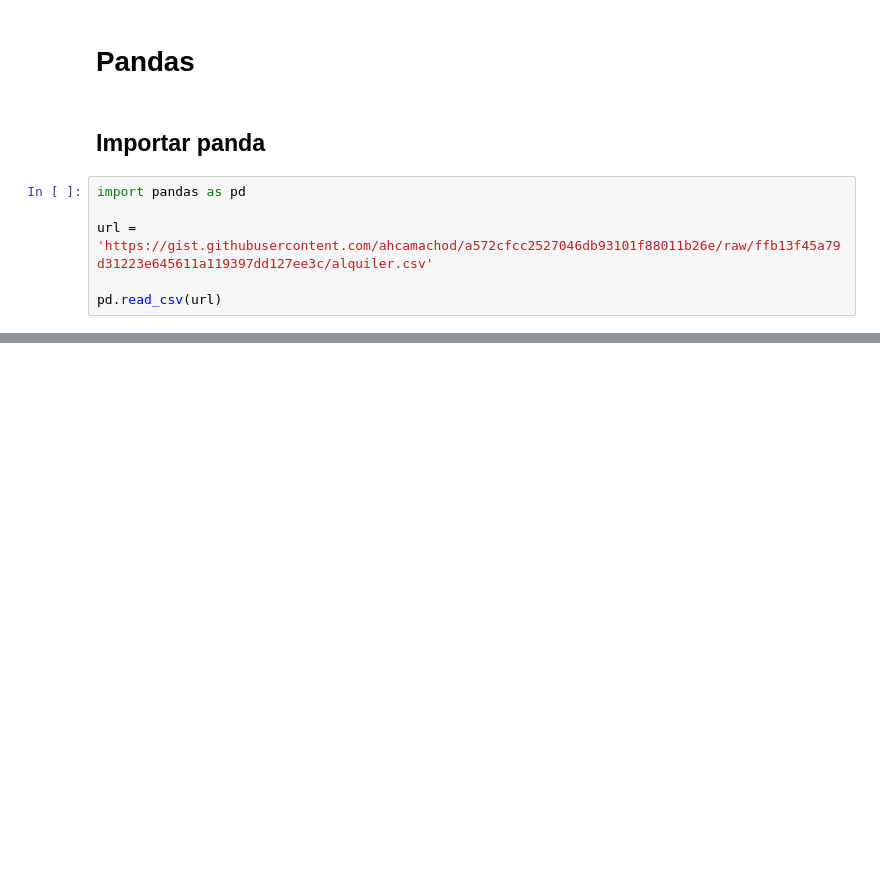
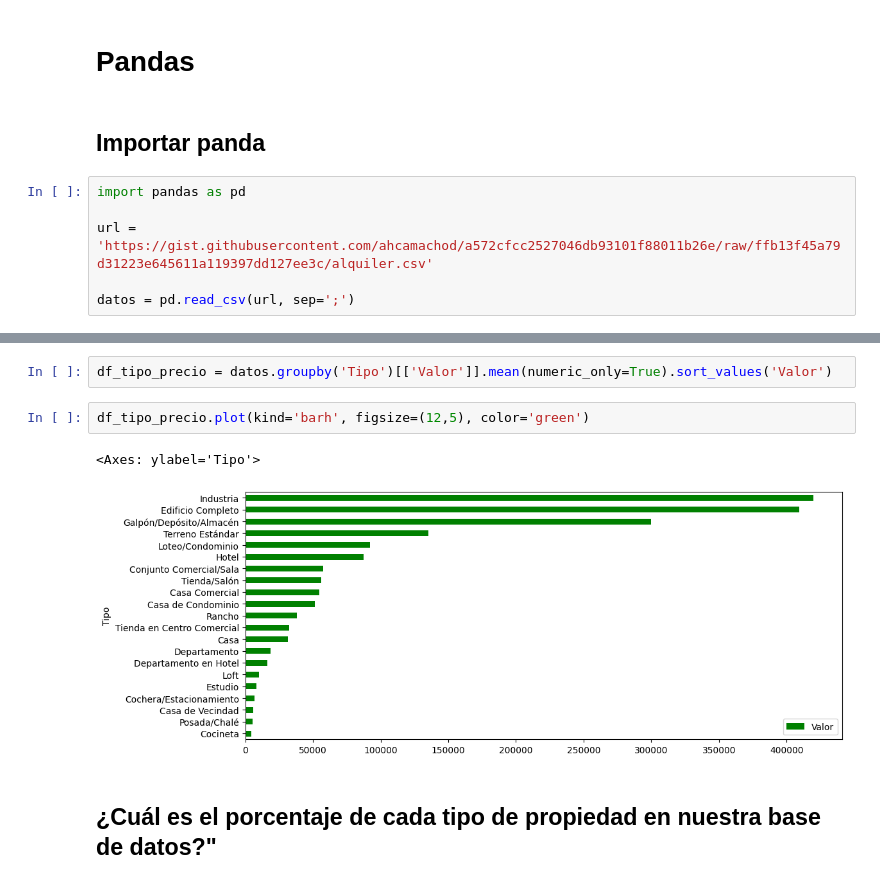
Before and after one commit to chinomedel/2048-python-para-data-science-trabajar-con-funciones, a Jupyter notebook: inmuebles_cdmx.ipynb, the cells around one changed output, grey strips where cells are left out. Cells and saved outputs as stored; diff of their text form; blank space fills up the shorter version.

```diff
--- a/inmuebles_cdmx.ipynb
+++ b/inmuebles_cdmx.ipynb
@@ -9,4 +9,4 @@ import pandas as pd
 
 url = 'https://gist.githubusercontent.com/ahcamachod/a572cfcc2527046db93101f88011b26e/raw/ffb13f45a79d31223e645611a119397dd127ee3c/alquiler.csv'
 
-pd.read_csv(url)
+datos = pd.read_csv(url, sep=';')
@@ -26,0 +245,9 @@ pd.read_csv(url)
+# %%
+df_tipo_precio = datos.groupby('Tipo')[['Valor']].mean(numeric_only=True).sort_values('Valor')
+# %%
+df_tipo_precio.plot(kind='barh', figsize=(12,5), color='green')
+# %% [output]
+<Axes: ylabel='Tipo'>
+[figure, added]
+# %% [markdown]
+## **¿Cuál es el porcentaje de cada tipo de propiedad en nuestra base de datos?"**
```
Also changed, not shown: parts of 39 cells of this notebook.
